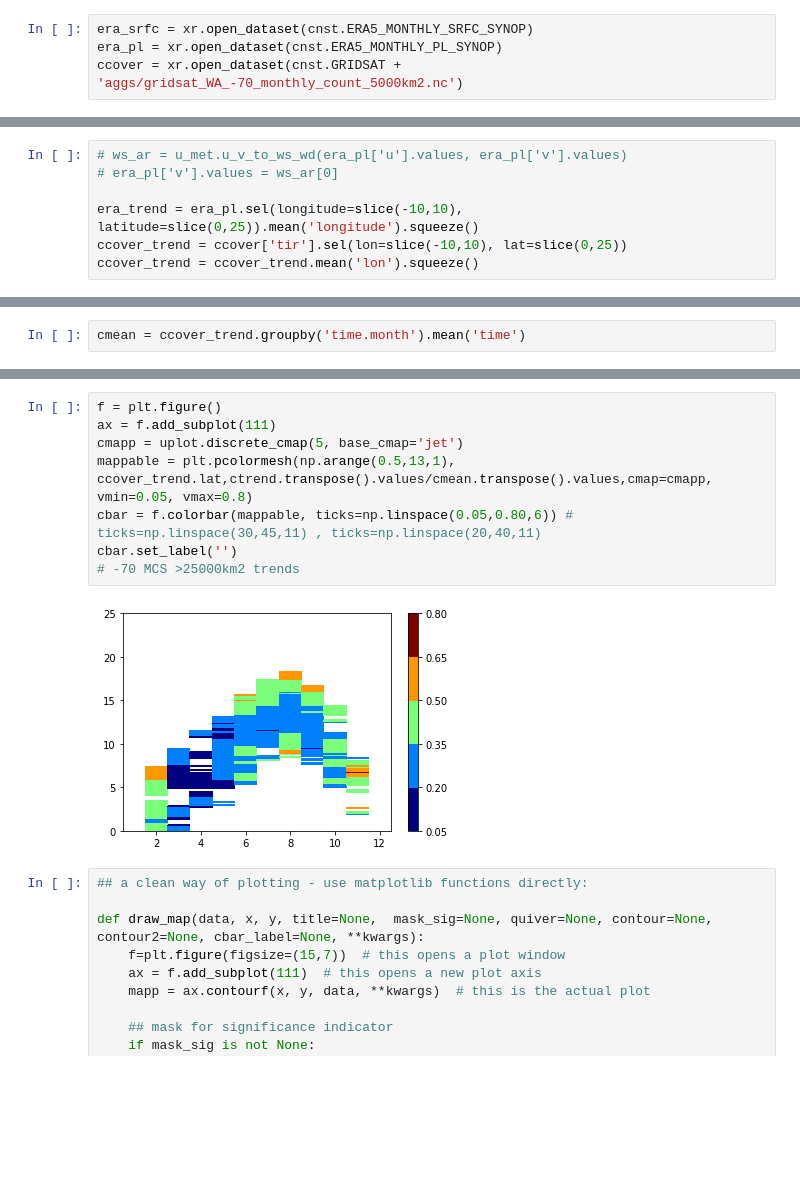
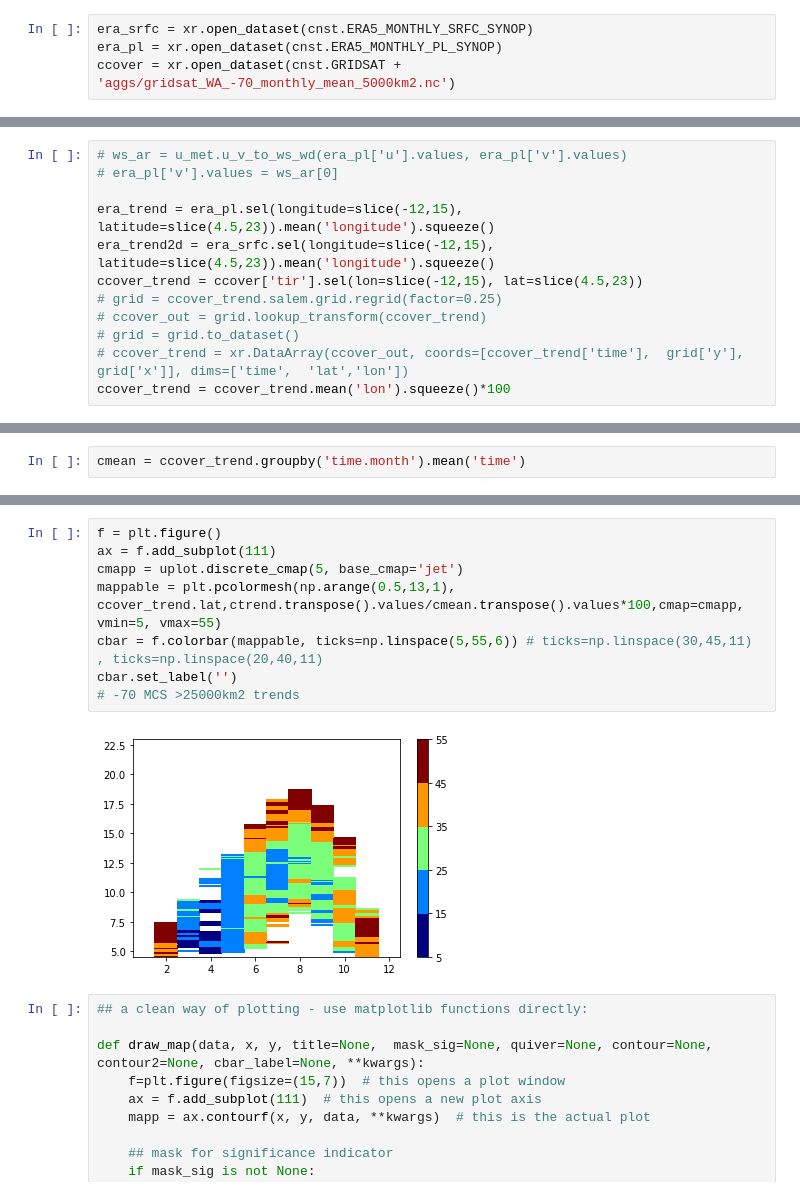
Before and after one commit to cornkle/proj_CEH, a Jupyter notebook: notebooks/CLOVER_OBS_fig1_ERA5.ipynb, the cells around one changed output, grey strips where cells are left out. Saved outputs shown, nothing was run; the diff lists cells and outputs as text; blank space fills up the shorter version.

Commit message:
standalone cores, CLOVER plots, 1d wavelet for VERA, NFLICS AMSRE and ERA5 plots

```diff
--- a/notebooks/CLOVER_OBS_fig1_ERA5.ipynb
+++ b/notebooks/CLOVER_OBS_fig1_ERA5.ipynb
@@ -166,7 +168,7 @@ da.sel(lat=slice(4,15)).shape
 # %%
 era_srfc = xr.open_dataset(cnst.ERA5_MONTHLY_SRFC_SYNOP)
 era_pl = xr.open_dataset(cnst.ERA5_MONTHLY_PL_SYNOP)
-ccover = xr.open_dataset(cnst.GRIDSAT + 'aggs/gridsat_WA_-70_monthly_count_5000km2.nc')
+ccover = xr.open_dataset(cnst.GRIDSAT + 'aggs/gridsat_WA_-70_monthly_mean_5000km2.nc')
 # %%
 ccover
 # %% [output]
@@ -196,6 +198,11 @@ era_pl = u_darrays.flip_lat(era_pl)
 # ws_ar = u_met.u_v_to_ws_wd(era_pl['u'].values, era_pl['v'].values)
 # era_pl['v'].values = ws_ar[0]
 
-era_trend = era_pl.sel(longitude=slice(-10,10), latitude=slice(0,25)).mean('longitude').squeeze()
-ccover_trend = ccover['tir'].sel(lon=slice(-10,10), lat=slice(0,25))
-ccover_trend = ccover_trend.mean('lon').squeeze()
+era_trend = era_pl.sel(longitude=slice(-12,15), latitude=slice(4.5,23)).mean('longitude').squeeze()
+era_trend2d = era_srfc.sel(longitude=slice(-12,15), latitude=slice(4.5,23)).mean('longitude').squeeze()
+ccover_trend = ccover['tir'].sel(lon=slice(-12,15), lat=slice(4.5,23))
+# grid = ccover_trend.salem.grid.regrid(factor=0.25)
+# ccover_out = grid.lookup_transform(ccover_trend)
+# grid = grid.to_dataset()
+# ccover_trend = xr.DataArray(ccover_out, coords=[ccover_trend['time'],  grid['y'], grid['x']], dims=['time',  'lat','lon'])
+ccover_trend = ccover_trend.mean('lon').squeeze()*100
@@ -293,13 +328,13 @@ array(0.313948)
 # %%
 f = plt.figure()
 ax = f.add_subplot(111)
 cmapp = uplot.discrete_cmap(5, base_cmap='jet')
-mappable = plt.pcolormesh(np.arange(0.5,13,1), ccover_trend.lat,ctrend.transpose().values/cmean.transpose().values,cmap=cmapp, vmin=0.05, vmax=0.8)
-cbar = f.colorbar(mappable, ticks=np.linspace(0.05,0.80,6)) # ticks=np.linspace(30,45,11) , ticks=np.linspace(20,40,11)
+mappable = plt.pcolormesh(np.arange(0.5,13,1), ccover_trend.lat,ctrend.transpose().values/cmean.transpose().values*100,cmap=cmapp, vmin=5, vmax=55)
+cbar = f.colorbar(mappable, ticks=np.linspace(5,55,6)) # ticks=np.linspace(30,45,11) , ticks=np.linspace(20,40,11)
 cbar.set_label('')
 # -70 MCS >25000km2 trends
 # %% [output]
-[figure, old version]
+[figure, new version]
 # %%
 ## a clean way of plotting - use matplotlib functions directly:
 
```
Also changed, not shown: parts of 42 cells of this notebook, 45 other files.
